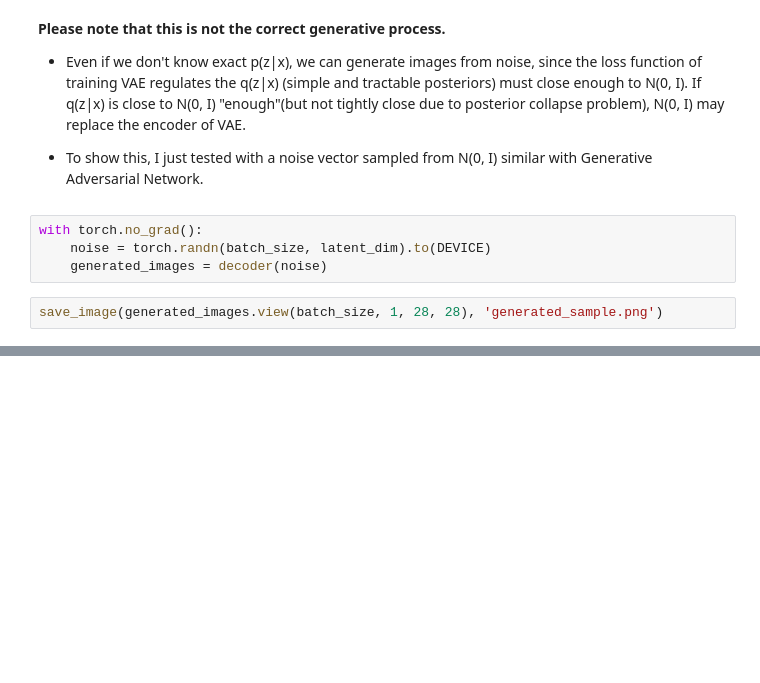
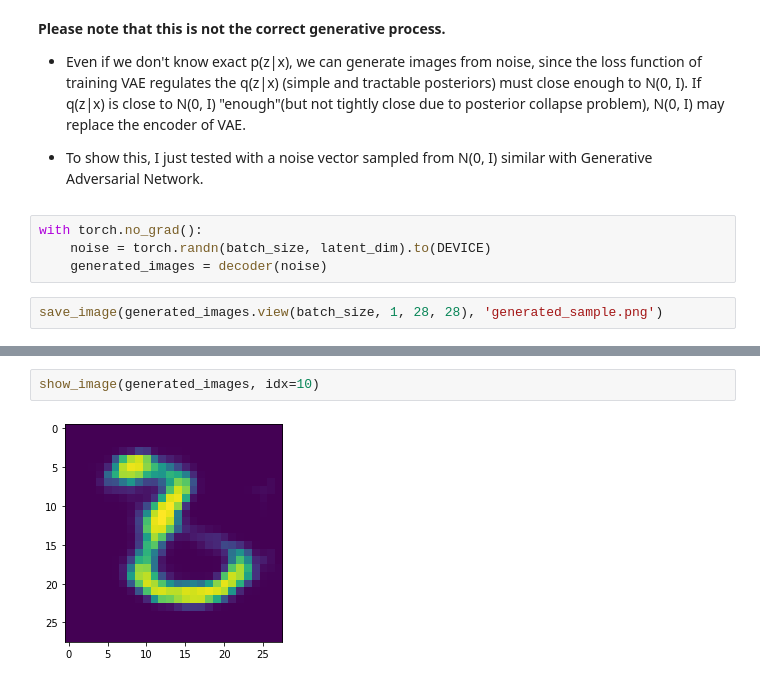
Before and after one commit to Jackson-Kang/Pytorch-VAE-tutorial, a Jupyter notebook: 01_Variational_AutoEncoder.ipynb, the cells around one changed output, grey strips where cells are left out. Drawn from its saved outputs; the diff is of its cells as text; blank space fills up the shorter version.

```diff
--- a/01_Variational_AutoEncoder.ipynb
+++ b/01_Variational_AutoEncoder.ipynb
@@ -224,0 +239,4 @@ show_image(generated_images, idx=12)
+# %%
+show_image(generated_images, idx=10)
+# %% [output]
+[figure, added]
```
Also changed, not shown: parts of 8 cells of this notebook.
